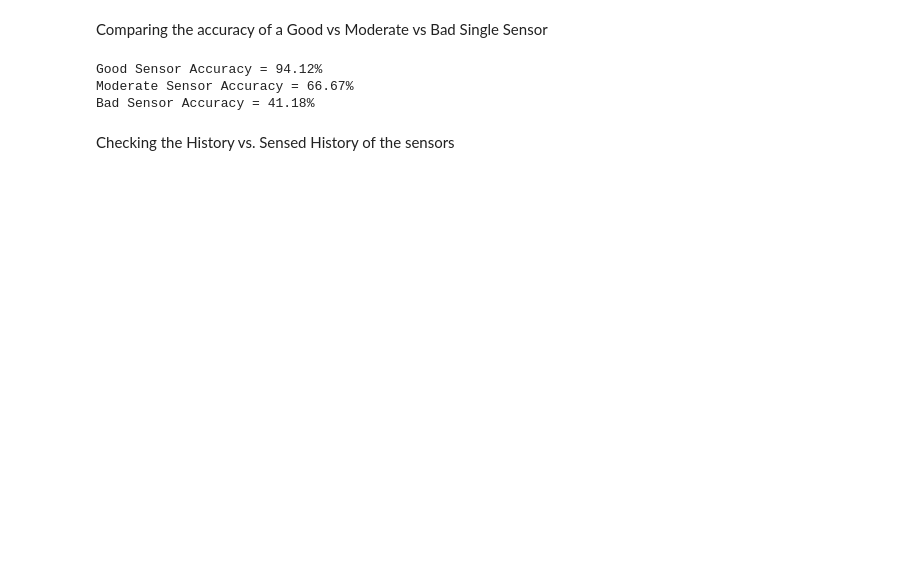
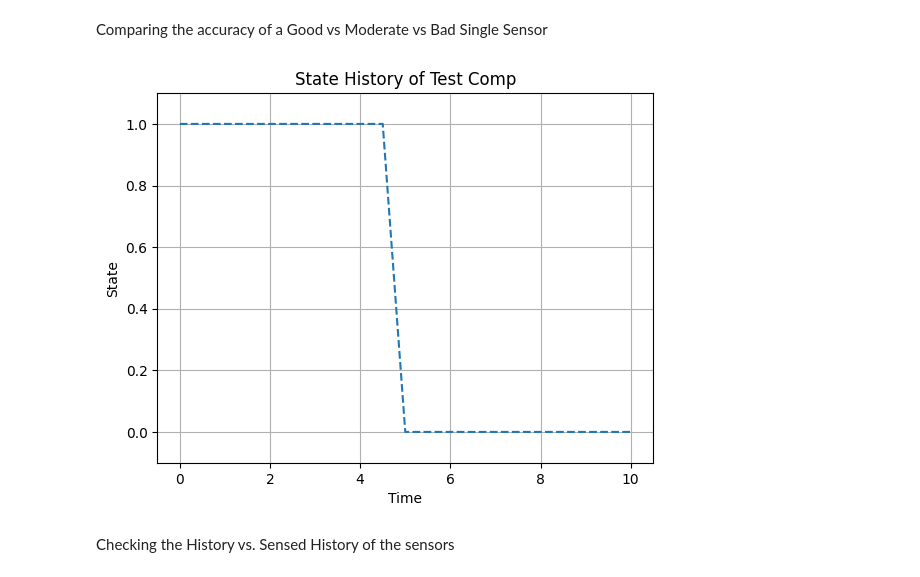
Before and after one commit to andreyaW/KISS2, a Jupyter notebook: object_testing/sensor_and_component_test.ipynb, the cells around one changed output. Cells and saved outputs as stored; diff of their text form; code cells hidden in the pictures; blank space fills up the shorter version.

Commit message:
started adding unit tests and updated sensed component

```diff
--- a/object_testing/sensor_and_component_test.ipynb
+++ b/object_testing/sensor_and_component_test.ipynb
@@ -27,40 +24,40 @@ Comparing the accuracy of a Good vs Moderate vs Bad Single Sensor
 # %%
 from sensor_objects.quality_based_sensor import QualityBasedSensor
 from component_objects.component_exponential import ExponentialComponent
 from component_objects.component_weibull import WeibullComponent
 
 import matplotlib.pyplot as plt
 import numpy as np
 
 # initialize a common comp
 comp = WeibullComponent("test comp", MTTF= 10, MTTR=2)
 
 # initialize 3 different types of sensors
 s1 = QualityBasedSensor("s_good", comp, quality= "Good")
 s2 = QualityBasedSensor("s_moderate", comp, quality= "Moderate")
 s3 = QualityBasedSensor("s_bad", comp, quality= "Bad")
 
 # simulate history and read with all sensors
-sim_hours = 25
+sim_hours = 10
 dt = 0.5
 comp.simulate(sim_hours, dt)
-s1.read(sim_hours, dt)
-s2.read(sim_hours, dt)
-s3.read(sim_hours, dt)
+comp.plot_history()
+# s1.simulate(sim_hours, dt)
+# s2.simulate(sim_hours, dt)
+# s3.simulate(sim_hours, dt)
 
-# check accuracy of each sensor
-accuracy1 = np.sum(s1.sensed_history[:,1] == comp.history[1:,1]) / len(comp.history)
-accuracy2 = np.sum(s2.sensed_history[:,1] == comp.history[1:,1]) / len(comp.history)
-accuracy3 = np.sum(s3.sensed_history[:,1] == comp.history[1:,1]) / len(comp.history)
+# # check accuracy of each sensor
+# accuracy1 = np.sum(s1.sensed_history[:,1] == comp.history[1:,1]) / len(comp.history)
+# accuracy_times = np.sum(s1.sensed_history[:,0]== comp.history[1:,0])
+# accuracy2 = np.sum(s2.sensed_history[:,1] == comp.history[1:,1]) / len(comp.history)
+# accuracy3 = np.sum(s3.sensed_history[:,1] == comp.history[1:,1]) / len(comp.history)
 
-# print the accuracy of each sensor type
-print(f"Good Sensor Accuracy = {accuracy1:.2%}")
-print(f"Moderate Sensor Accuracy = {accuracy2:.2%}")
-print(f"Bad Sensor Accuracy = {accuracy3:.2%}")
+# # print the accuracy of each sensor type
+# print(f"Good Sensor Accuracy = {accuracy1:.2%}")
+# print(f"Moderate Sensor Accuracy = {accuracy2:.2%}")
+# print(f"Bad Sensor Accuracy = {accuracy3:.2%}")
 # %% [output]
-Good Sensor Accuracy = 94.12%
-Moderate Sensor Accuracy = 66.67%
-Bad Sensor Accuracy = 41.18%
+[figure, added]
 # %% [markdown]
 Checking the History vs. Sensed History of the sensors
 # %%
```
Also changed, not shown: parts of 4 cells of this notebook, 9 other files.
